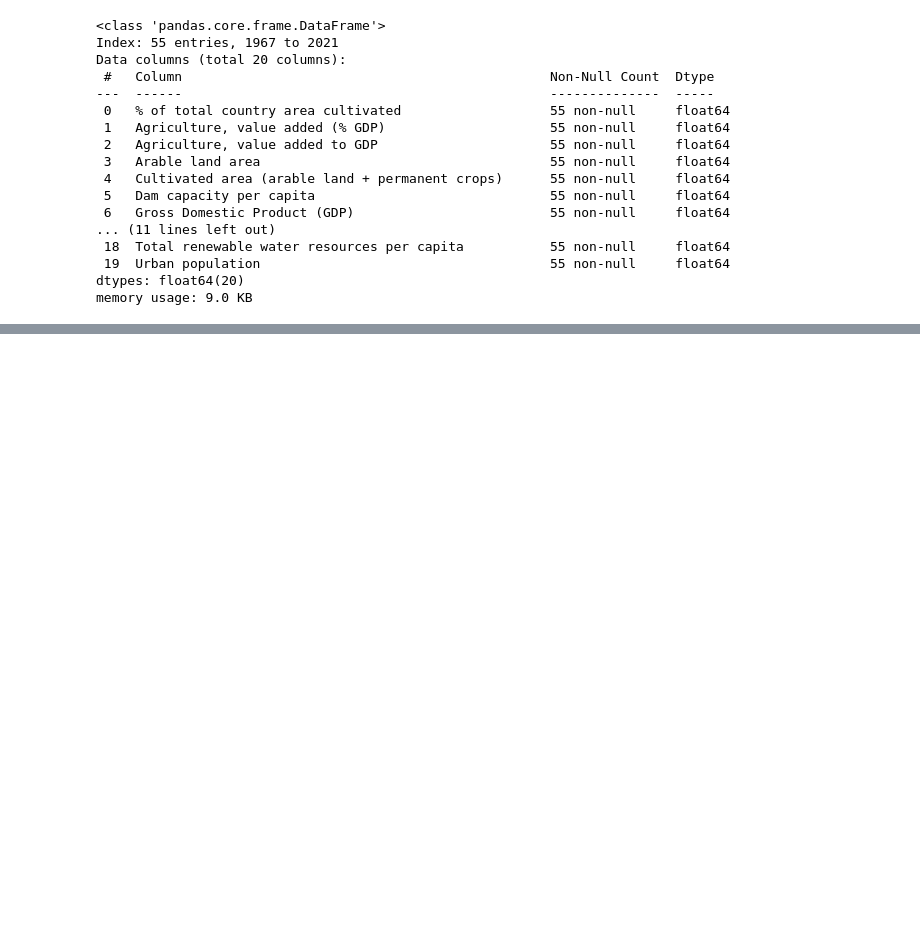
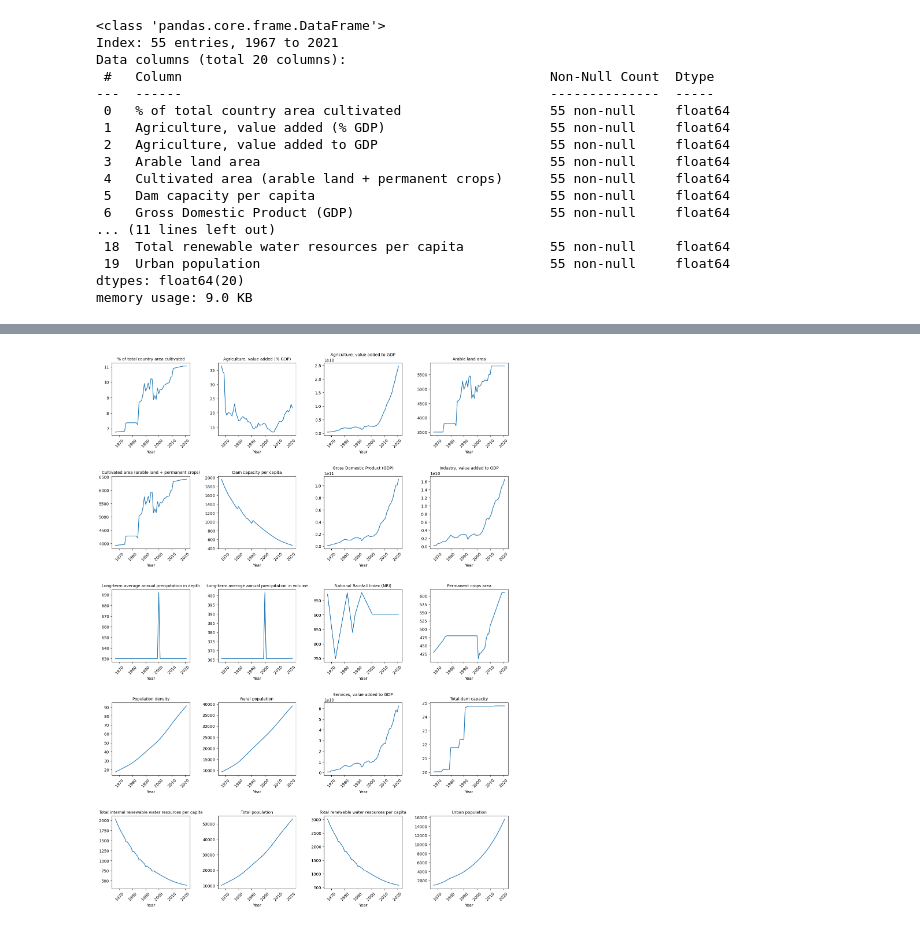
Before and after one commit to timkofu/datastories, a Jupyter notebook: Water/Water.ipynb, the cells around one changed output, grey strips where cells are left out. Cells and saved outputs as stored; diff of their text form; code cells hidden in the pictures; blank space fills up the shorter version.

Commit message:
Show, don't tell

```diff
--- a/Water/Water.ipynb
+++ b/Water/Water.ipynb
@@ -126,5 +146,5 @@ symbol_meaning
 # %% [markdown]
 Mmmmm ...
 # %%
-distilled = selekta.pivot(index="Year", columns="Variable").copy()
+distilled = country.pivot(index="Year", columns="Variable").copy()
 distilled.columns = distilled.columns.get_level_values(1)
@@ -140,4 +168,4 @@ distilled.head()
 | 1971 | NaN | NaN | NaN | NaN | ... |
 5 rows × 396 columns
 # %%
-prime = distilled.loc[:, distilled.notna().all()].copy()
+distilled = distilled.loc[:, distilled.notna().all()].copy()
@@ -161,4 +193,4 @@ prime.isna().any().any()
 # %% [output]
 np.False_
 # %%
-prime = prime.select_dtypes(include='number').copy()
+prime = distilled.select_dtypes(include='number').copy()
@@ -251,0 +285,17 @@ prime.tail()
+# %%
+def create_plots() -> None:
+    plt.figure(figsize=(15, 20))
+
+    for i, column in enumerate(prime.columns, 1):
+        ax = plt.subplot(5, 4, i)
+        sns.lineplot(x=prime.index, y=prime[column], ax=ax)
+        ax.set_title(column, fontsize=10, wrap=True)
+        ax.set_ylabel("")
+        plt.xticks(rotation=45)
+
+    plt.tight_layout(pad=3.0)
+    plt.show()
+# %%
+create_plots();
+# %% [output]
+[figure, added]
```
Also changed, not shown: parts of 18 cells of this notebook.
